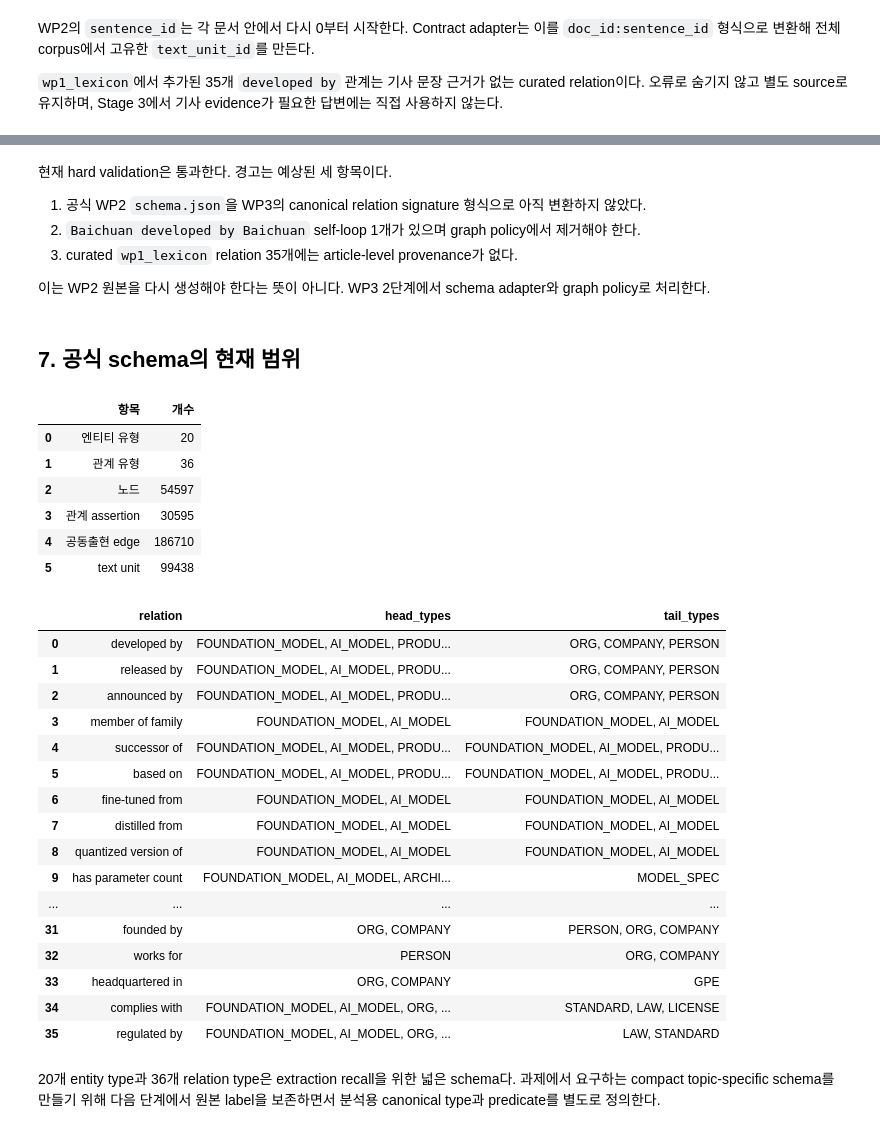
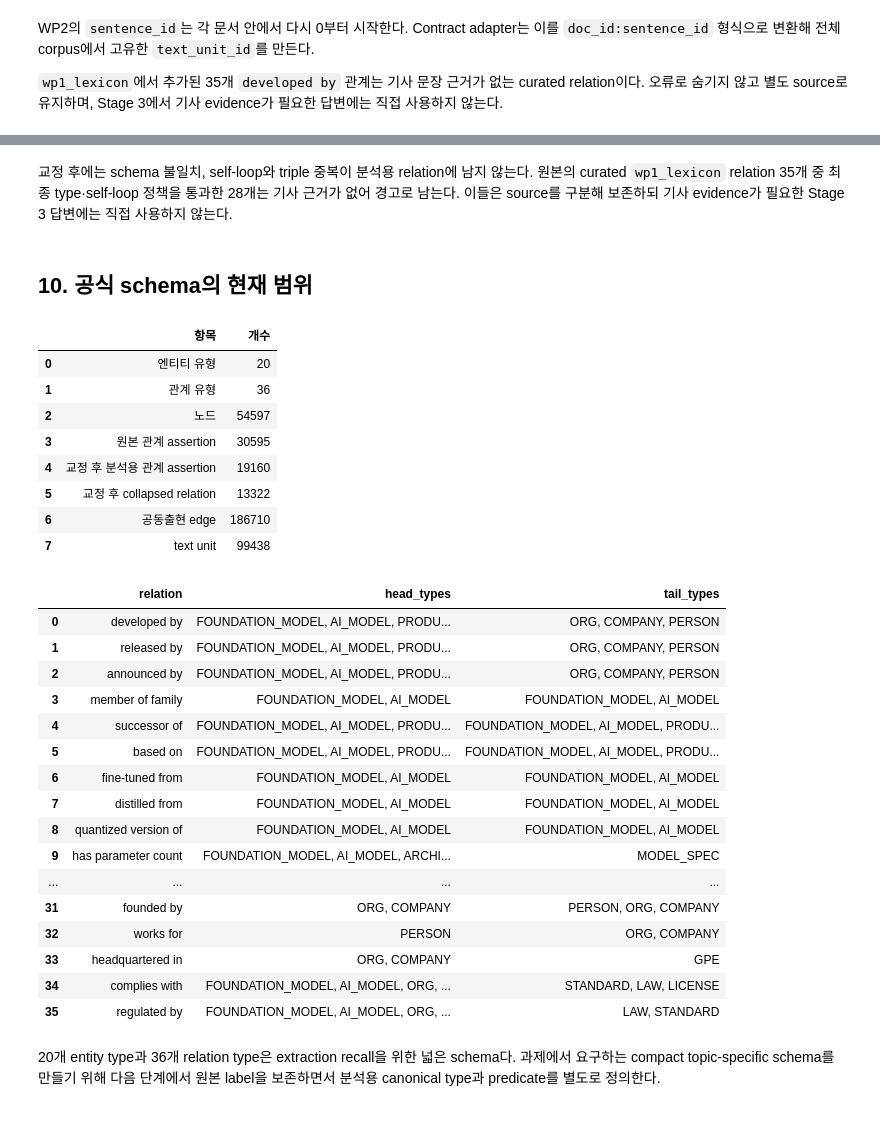
Before and after one commit to jihyeon26/2026-09-CLT-computational_language, a Jupyter notebook: notebooks/stage1_wp3_open_models_contract.ipynb, the cells around one changed output, grey strips where cells are left out. Saved outputs shown, nothing was run; the diff lists cells and outputs as text; code cells hidden in the pictures.

```diff
--- a/notebooks/stage1_wp3_open_models_contract.ipynb
+++ b/notebooks/stage1_wp3_open_models_contract.ipynb
@@ -233,0 +300,27 @@ WP2의 `sentence_id`는 각 문서 안에서 다시 0부터 시작한다. Contra
+# %%
+analysis_relations, relation_policy_audit = apply_relation_policy(
+    typed_relations,
+    reviews=None,
+    policies=contract["policies"],
+)
+collapsed_relations = collapse_relations(analysis_relations, documents=None)
+
+relation_correction_summary = pd.DataFrame(
+    [
+        ("원본 relation assertion", len(relations)),
+        ("self-loop 제외", relation_policy_audit.get("excluded_self_relations", 0)),
+        ("최종 node type signature 불일치 제외", relation_policy_audit.get("excluded_by_final_signature", 0)),
+        ("분석용 relation assertion", len(analysis_relations)),
+        ("triple 기준으로 collapse한 분석용 edge", len(collapsed_relations)),
+        (
+            "collapsed edge의 추가 중복",
+            int(collapsed_relations.duplicated(["subject_id", "predicate", "object_id"]).sum()),
+        ),
+    ],
+    columns=["교정 단계", "개수"],
+)
+display(relation_correction_summary)
+
+assert analysis_relations["final_type_valid"].all()
+assert not (analysis_relations["subject_id"] == analysis_relations["object_id"]).any()
+assert not collapsed_relations.duplicated(["subject_id", "predicate", "object_id"]).any()
@@ -283,51 +432,51 @@ assert validation["passed"], validation["errors"]
 오류: []
-# %% [markdown]
-현재 hard validation은 통과한다. 경고는 예상된 세 항목이다.
-
-1. 공식 WP2 `schema.json`을 WP3의 canonical relation signature 형식으로 아직 변환하지 않았다.
-2. `Baichuan developed by Baichuan` self-loop 1개가 있으며 graph policy에서 제거해야 한다.
-3. curated `wp1_lexicon` relation 35개에는 article-level provenance가 없다.
-
-이는 WP2 원본을 다시 생성해야 한다는 뜻이 아니다. WP3 2단계에서 schema adapter와 graph policy로
-처리한다.
+# %% [markdown]
+교정 후에는 schema 불일치, self-loop와 triple 중복이 분석용 relation에 남지 않는다. 원본의
+curated `wp1_lexicon` relation 35개 중 최종 type·self-loop 정책을 통과한 28개는 기사 근거가 없어
+경고로 남는다. 이들은 source를 구분해 보존하되 기사 evidence가 필요한 Stage 3 답변에는 직접
+사용하지 않는다.
 # %% [markdown]
-## 7. 공식 schema의 현재 범위
+## 10. 공식 schema의 현재 범위
 # %%
 wp2_schema = json.loads((WP2_INPUT_DIR / "schema.json").read_text(encoding="utf-8"))
 entity_types = wp2_schema["node"]["entity_types"]
 relation_types = wp2_schema["edges"]["relation"]["types"]
 
 schema_summary = pd.DataFrame(
     [
         ("엔티티 유형", len(entity_types)),
         ("관계 유형", len(relation_types)),
         ("노드", len(entities)),
-        ("관계 assertion", len(relations)),
+        ("원본 관계 assertion", len(relations)),
+        ("교정 후 분석용 관계 assertion", len(analysis_relations)),
+        ("교정 후 collapsed relation", len(collapsed_relations)),
         ("공동출현 edge", len(cooccurrence)),
         ("text unit", len(text_units)),
     ],
     columns=["항목", "개수"],
 )
 display(schema_summary)
 
 display(pd.DataFrame(
     [
         {
             "relation": name,
             "head_types": ", ".join(spec["head_types"]),
             "tail_types": ", ".join(spec["tail_types"]),
         }
         for name, spec in relation_types.items()
     ]
 ))
 # %% [output]
 |  | 항목 | 개수 |
 | 0 | 엔티티 유형 | 20 |
 | 1 | 관계 유형 | 36 |
 | 2 | 노드 | 54597 |
-| 3 | 관계 assertion | 30595 |
-| 4 | 공동출현 edge | 186710 |
-| 5 | text unit | 99438 |
+| 3 | 원본 관계 assertion | 30595 |
+| 4 | 교정 후 분석용 관계 assertion | 19160 |
+| 5 | 교정 후 collapsed relation | 13322 |
+| 6 | 공동출현 edge | 186710 |
+| 7 | text unit | 99438 |
 |  | relation | head_types | tail_types |
 | 0 | developed by | FOUNDATION_MODEL, AI_MODEL, PRODU... | ORG, COMPANY, PERSON |
 | 1 | released by | FOUNDATION_MODEL, AI_MODEL, PRODU... | ORG, COMPANY, PERSON |
```
Also changed, not shown: parts of 19 cells of this notebook, 1 other file.
